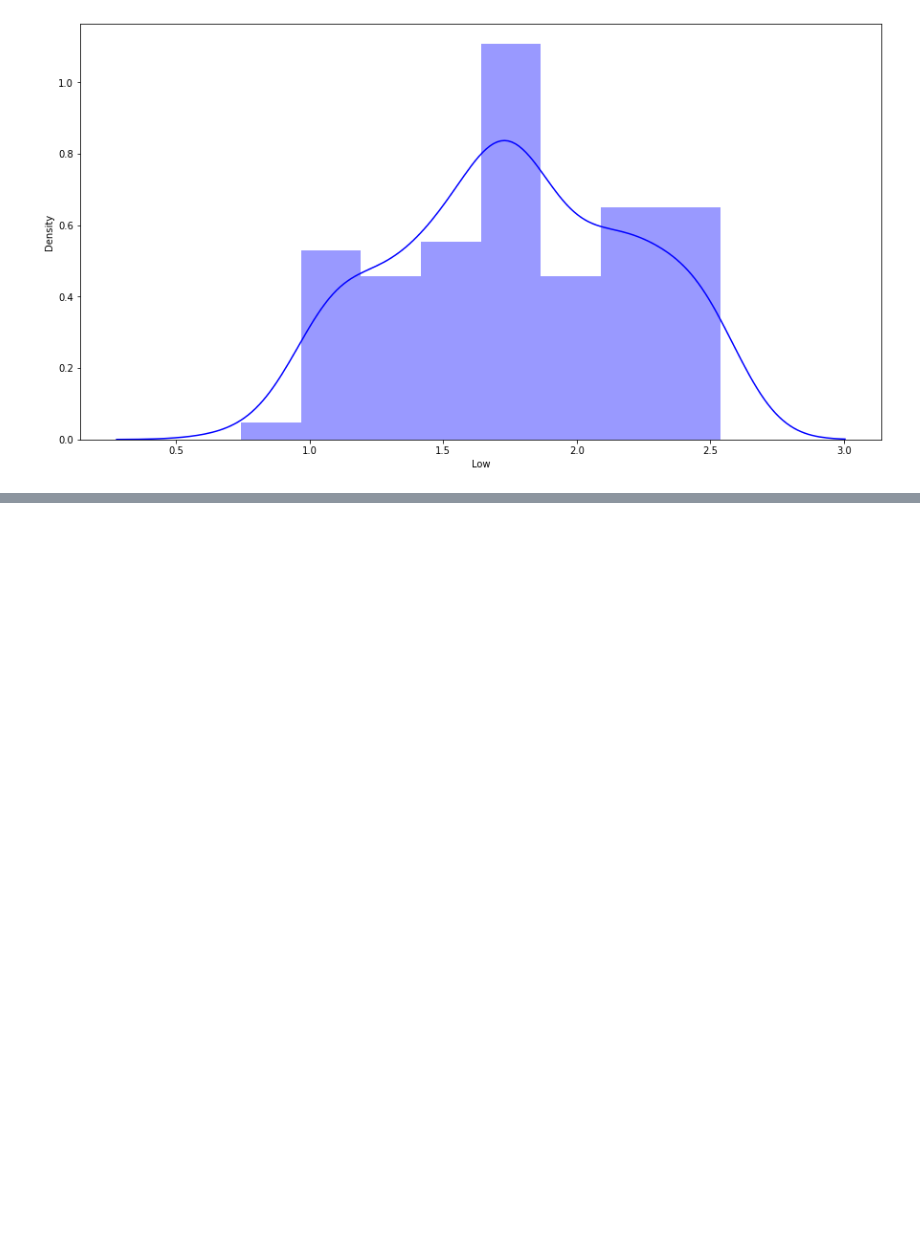
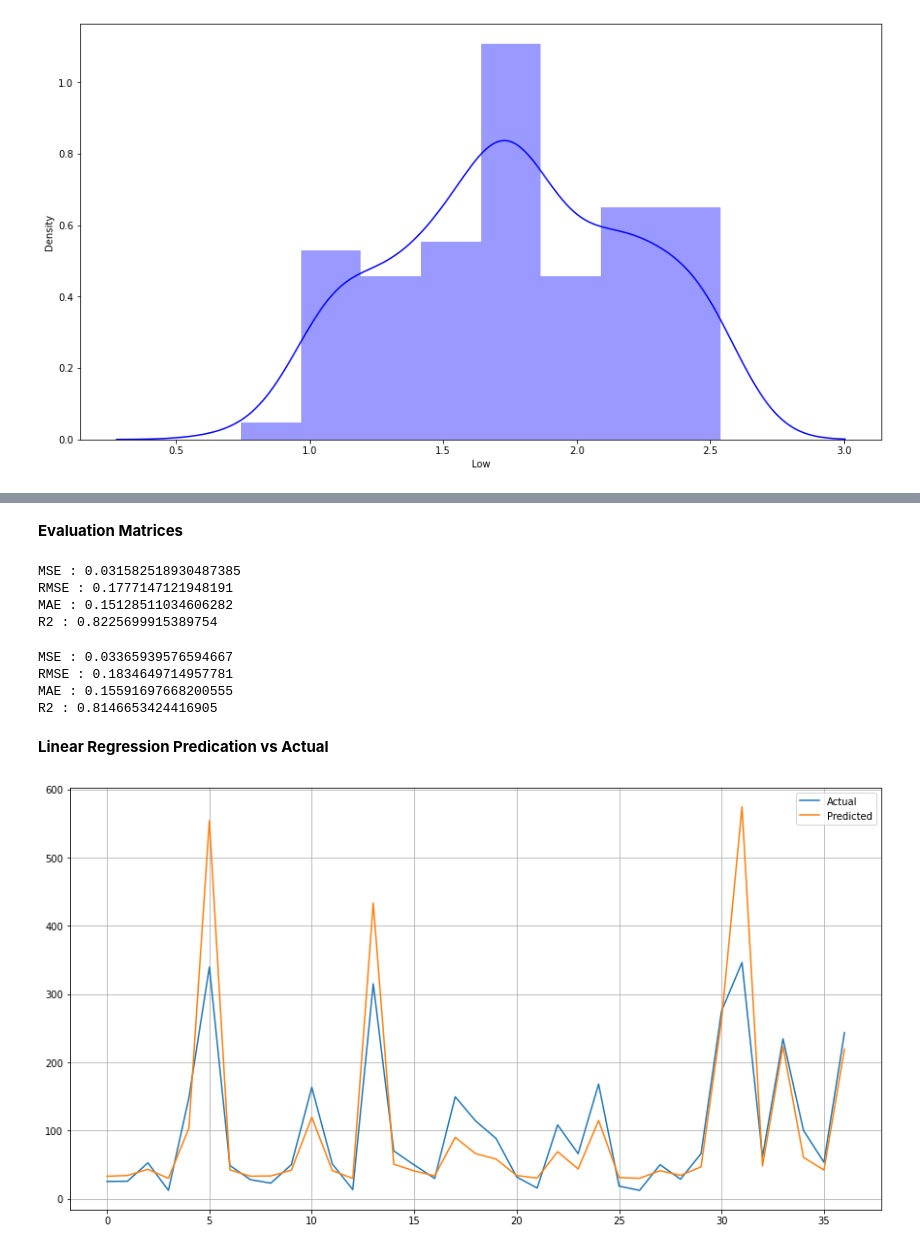
Before and after one commit to Avinash-Saudagar/Yes-Bank-Stock-Price-Prediction, a Jupyter notebook: Yes_bank_Stock_Price_Prediction.ipynb, the cells around one changed output, grey strips where cells are left out. Cells and saved outputs as stored; diff of their text form; code cells hidden in the pictures; blank space fills up the shorter version.

Commit message:
Implementation Linear Regression

```diff
--- a/Yes_bank_Stock_Price_Prediction.ipynb
+++ b/Yes_bank_Stock_Price_Prediction.ipynb
@@ -228,0 +266,4 @@ sns.distplot(np.log10(dataset['Low']), color='blue')
+# %%
+# Splitting our data into Dependent and Independent Variables
+X = dataset.drop(columns=['Close','Date']).apply(zscore)
+y = np.log10(dataset['Close'])
@@ -228,0 +272,3 @@ sns.distplot(np.log10(dataset['Low']), color='blue')
+# %%
+# Creating Testing and Training Datasets
+X_train,X_test,y_train,y_test = train_test_split(X,y,test_size=0.20,random_state = 1)
@@ -228,0 +303,3 @@ sns.distplot(np.log10(dataset['Low']), color='blue')
+# %%
+reg = LinearRegression()
+reg_model = reg.fit(X_train,y_train)
@@ -228,0 +320,39 @@ sns.distplot(np.log10(dataset['Low']), color='blue')
+# %%
+y_test_pred = reg.predict(X_test)
+y_train_pred = reg.predict(X_train)
+# %% [markdown]
+**Evaluation Matrices**
+# %%
+# Test Performance
+print("MSE :",mean_squared_error(y_test, y_test_pred))
+print("RMSE :",math.sqrt(mean_squared_error(y_test, y_test_pred)))
+print("MAE :",mean_absolute_error(y_test, y_test_pred))
+print("R2 :",r2_score(y_test, y_test_pred))
+# %% [output]
+MSE : 0.031582518930487385
+RMSE : 0.1777147121948191
+MAE : 0.15128511034606282
+R2 : 0.8225699915389754
+# %%
+# Train Performance
+print("MSE :",mean_squared_error(y_train, y_train_pred))
+print("RMSE :",math.sqrt(mean_squared_error(y_train, y_train_pred)))
+print("MAE :",mean_absolute_error(y_train, y_train_pred))
+print("R2 :",r2_score(y_train, y_train_pred))
+# %% [output]
+MSE : 0.03365939576594667
+RMSE : 0.1834649714957781
+MAE : 0.15591697668200555
+R2 : 0.8146653424416905
+# %% [markdown]
+**Linear Regression Predication vs Actual**
+# %%
+# Linear Regression Plotting
+plt.figure(figsize=(15,8))
+plt.plot(10**(np.array(y_test)))
+plt.plot(10**(y_test_pred))
+plt.legend(['Actual','Predicted'])
+plt.grid()
+plt.show()
+# %% [output]
+[figure, added]
```
Also changed, not shown: parts of 16 cells of this notebook.
